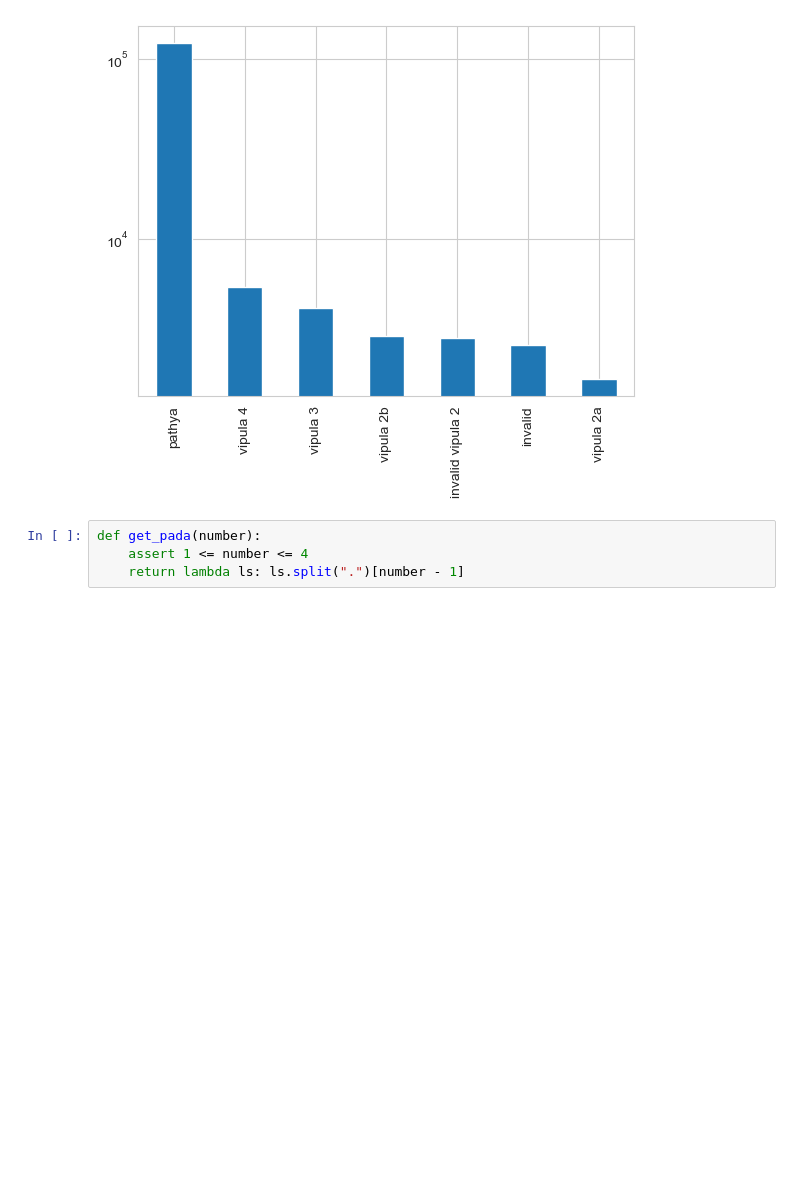
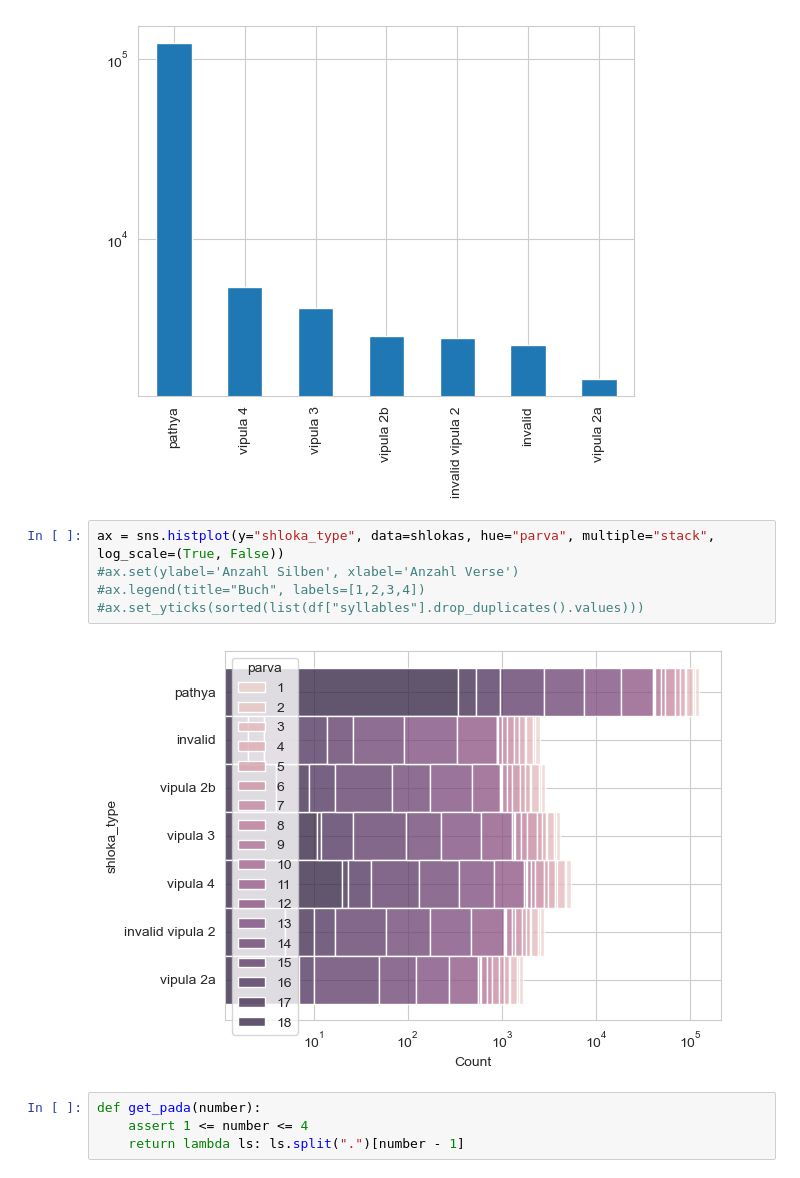
Before and after one commit to kmein/shloka, a Jupyter notebook: shloka-scansion/Shloka.ipynb, the cells around one changed output. Saved outputs shown, nothing was run; the diff lists cells and outputs as text; blank space fills up the shorter version.

```diff
--- a/shloka-scansion/Shloka.ipynb
+++ b/shloka-scansion/Shloka.ipynb
@@ -104,6 +111,13 @@ See the caveats in the documentation: https://pandas.pydata.org/pandas-docs/stab
   shlokas["shloka_type"] = shlokas["lengths"].apply(shloka_type)
 <AxesSubplot:>
 [figure]
+# %%
+ax = sns.histplot(y="shloka_type", data=shlokas, hue="parva", multiple="stack", log_scale=(True, False))
+#ax.set(ylabel='Anzahl Silben', xlabel='Anzahl Verse')
+#ax.legend(title="Buch", labels=[1,2,3,4])
+#ax.set_yticks(sorted(list(df["syllables"].drop_duplicates().values)))
+# %% [output]
+[figure, added]
 # %%
 def get_pada(number):
     assert 1 <= number <= 4
```
Also changed, not shown: parts of 2 cells of this notebook.
